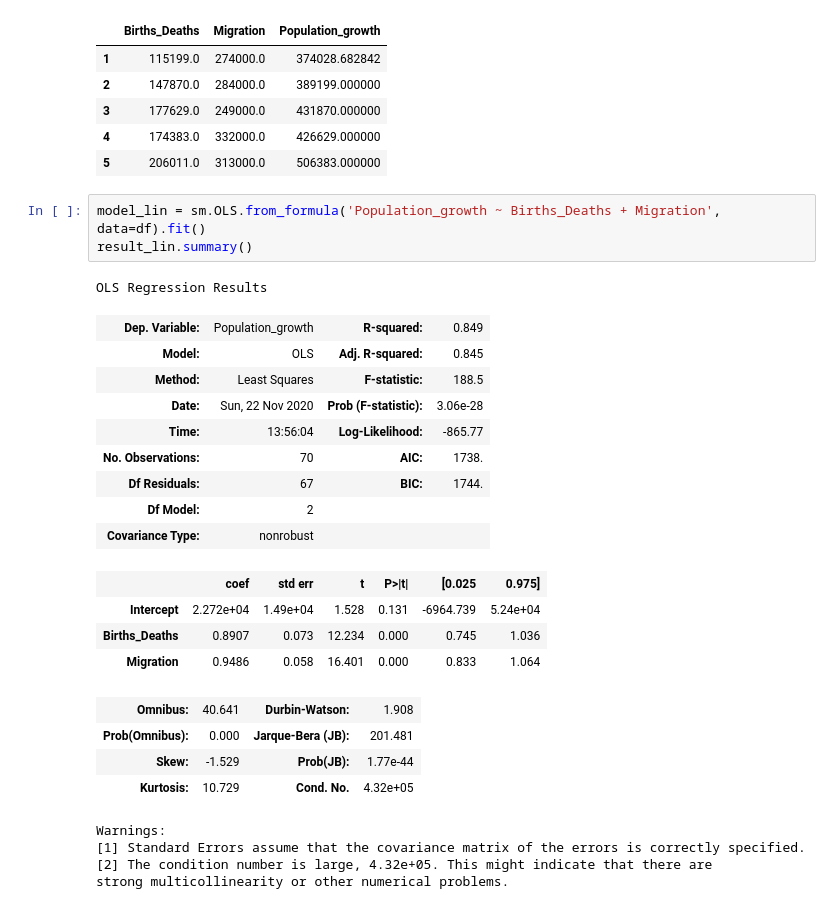
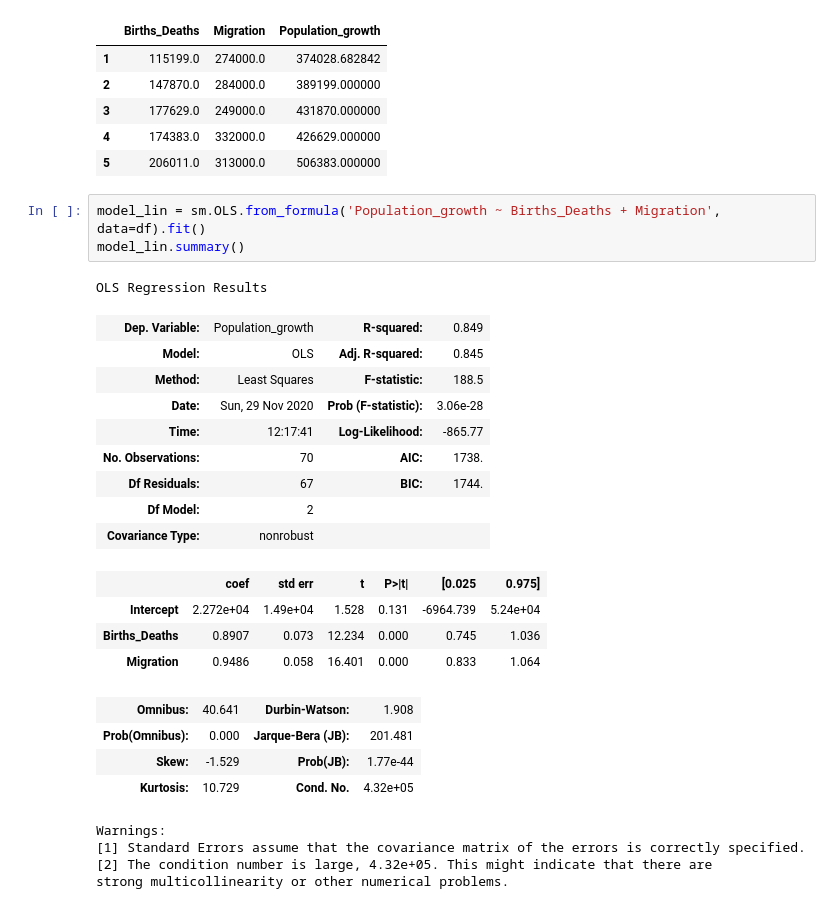
Before and after one commit to piotrek0019/Project_Data_Science, a Jupyter notebook: StatisticModeling2.ipynb, the cells around one changed output. Cells and saved outputs as stored; diff of their text form.

```diff
--- a/StatisticModeling2.ipynb
+++ b/StatisticModeling2.ipynb
@@ -32,14 +32,14 @@ df.head()
 | 5 | 206011.0 | 313000.0 | 506383.000000 |
 # %%
 model_lin = sm.OLS.from_formula('Population_growth ~ Births_Deaths + Migration', data=df).fit()
-result_lin.summary()
+model_lin.summary()
 # %% [output]
 OLS Regression Results
 | Dep. Variable: | Population_growth | R-squared: | 0.849 |
 | Model: | OLS | Adj. R-squared: | 0.845 |
 | Method: | Least Squares | F-statistic: | 188.5 |
-| Date: | Sun, 22 Nov 2020 | Prob (F-statistic): | 3.06e-28 |
-| Time: | 13:56:04 | Log-Likelihood: | -865.77 |
+| Date: | Sun, 29 Nov 2020 | Prob (F-statistic): | 3.06e-28 |
+| Time: | 12:17:41 | Log-Likelihood: | -865.77 |
 | No. Observations: | 70 | AIC: | 1738. |
 | Df Residuals: | 67 | BIC: | 1744. |
 | Df Model: | 2 |  |  |
```
Also changed, not shown: 5 other files.
